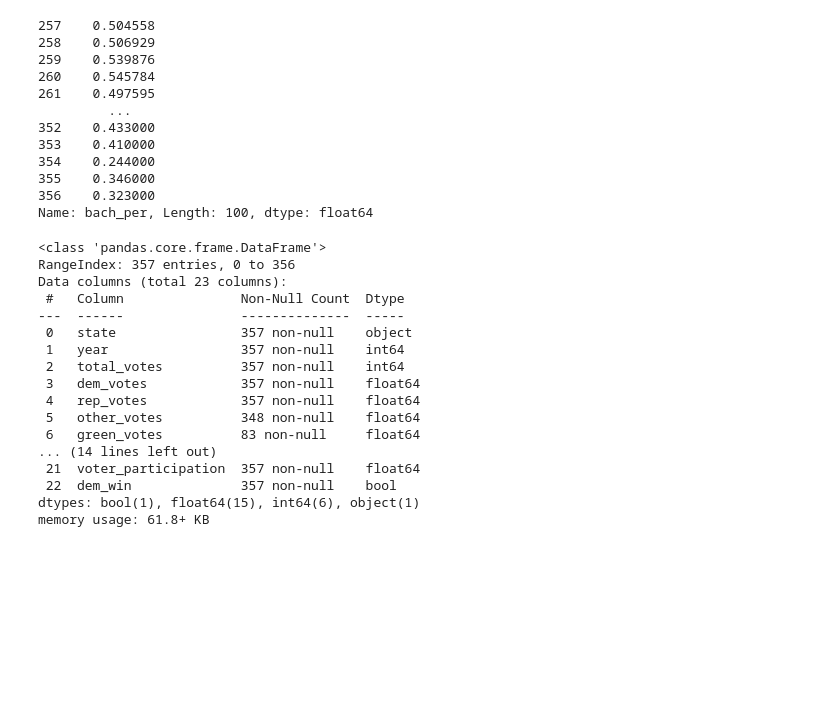
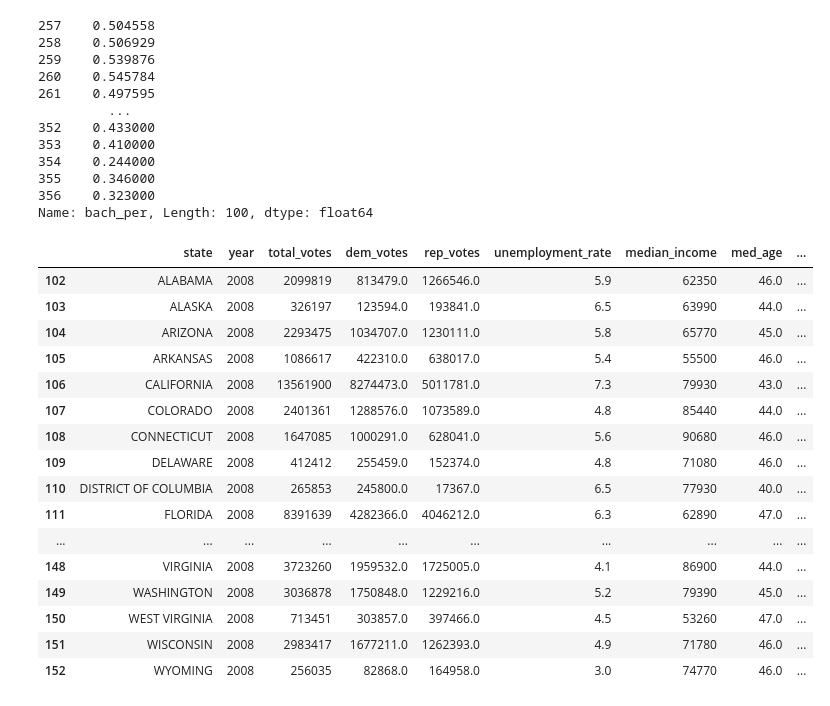
Before and after one commit to jamilditter/election_results, a Jupyter notebook: code/Data Cleaning.ipynb, the cells around one changed output. Saved outputs shown, nothing was run; the diff lists cells and outputs as text; code cells hidden in the pictures; blank space fills up the shorter version.

```diff
--- a/code/Data Cleaning.ipynb
+++ b/code/Data Cleaning.ipynb
@@ -392,25 +365,25 @@ os.makedirs(os.path.dirname(save_path), exist_ok=True)
 
 merged_data.to_csv(save_path, index=False)
 # %%
-merged_data.info()
+merged_data[merged_data["year"]==2008]
 # %% [output]
-<class 'pandas.core.frame.DataFrame'>
-RangeIndex: 357 entries, 0 to 356
-Data columns (total 23 columns):
- #   Column               Non-Null Count  Dtype
----  ------               --------------  -----
- 0   state                357 non-null    object
- 1   year                 357 non-null    int64
- 2   total_votes          357 non-null    int64
- 3   dem_votes            357 non-null    float64
- 4   rep_votes            357 non-null    float64
- 5   other_votes          348 non-null    float64
- 6   green_votes          83 non-null     float64
-... (14 lines left out)
- 21  voter_participation  357 non-null    float64
- 22  dem_win              357 non-null    bool
-dtypes: bool(1), float64(15), int64(6), object(1)
-memory usage: 61.8+ KB
+|  | state | year | total_votes | dem_votes | rep_votes | unemployment_rate | median_income | med_age | ... |
+| 102 | ALABAMA | 2008 | 2099819 | 813479.0 | 1266546.0 | 5.9 | 62350 | 46.0 | ... |
+| 103 | ALASKA | 2008 | 326197 | 123594.0 | 193841.0 | 6.5 | 63990 | 44.0 | ... |
+| 104 | ARIZONA | 2008 | 2293475 | 1034707.0 | 1230111.0 | 5.8 | 65770 | 45.0 | ... |
+| 105 | ARKANSAS | 2008 | 1086617 | 422310.0 | 638017.0 | 5.4 | 55500 | 46.0 | ... |
+| 106 | CALIFORNIA | 2008 | 13561900 | 8274473.0 | 5011781.0 | 7.3 | 79930 | 43.0 | ... |
+| 107 | COLORADO | 2008 | 2401361 | 1288576.0 | 1073589.0 | 4.8 | 85440 | 44.0 | ... |
+| 108 | CONNECTICUT | 2008 | 1647085 | 1000291.0 | 628041.0 | 5.6 | 90680 | 46.0 | ... |
+| 109 | DELAWARE | 2008 | 412412 | 255459.0 | 152374.0 | 4.8 | 71080 | 46.0 | ... |
+| 110 | DISTRICT OF COLUMBIA | 2008 | 265853 | 245800.0 | 17367.0 | 6.5 | 77930 | 40.0 | ... |
+| 111 | FLORIDA | 2008 | 8391639 | 4282366.0 | 4046212.0 | 6.3 | 62890 | 47.0 | ... |
+| ... | ... | ... | ... | ... | ... | ... | ... | ... | ... |
+| 148 | VIRGINIA | 2008 | 3723260 | 1959532.0 | 1725005.0 | 4.1 | 86900 | 44.0 | ... |
+| 149 | WASHINGTON | 2008 | 3036878 | 1750848.0 | 1229216.0 | 5.2 | 79390 | 45.0 | ... |
+| 150 | WEST VIRGINIA | 2008 | 713451 | 303857.0 | 397466.0 | 4.5 | 53260 | 47.0 | ... |
+| 151 | WISCONSIN | 2008 | 2983417 | 1677211.0 | 1262393.0 | 4.9 | 71780 | 46.0 | ... |
+| 152 | WYOMING | 2008 | 256035 | 82868.0 | 164958.0 | 3.0 | 74770 | 46.0 | ... |
 # %%
 merged_data.isna().sum().to_frame(name='Number of Missing Values')
 # %% [output]
```
Also changed, not shown: parts of 17 cells of this notebook, 1 other file.
